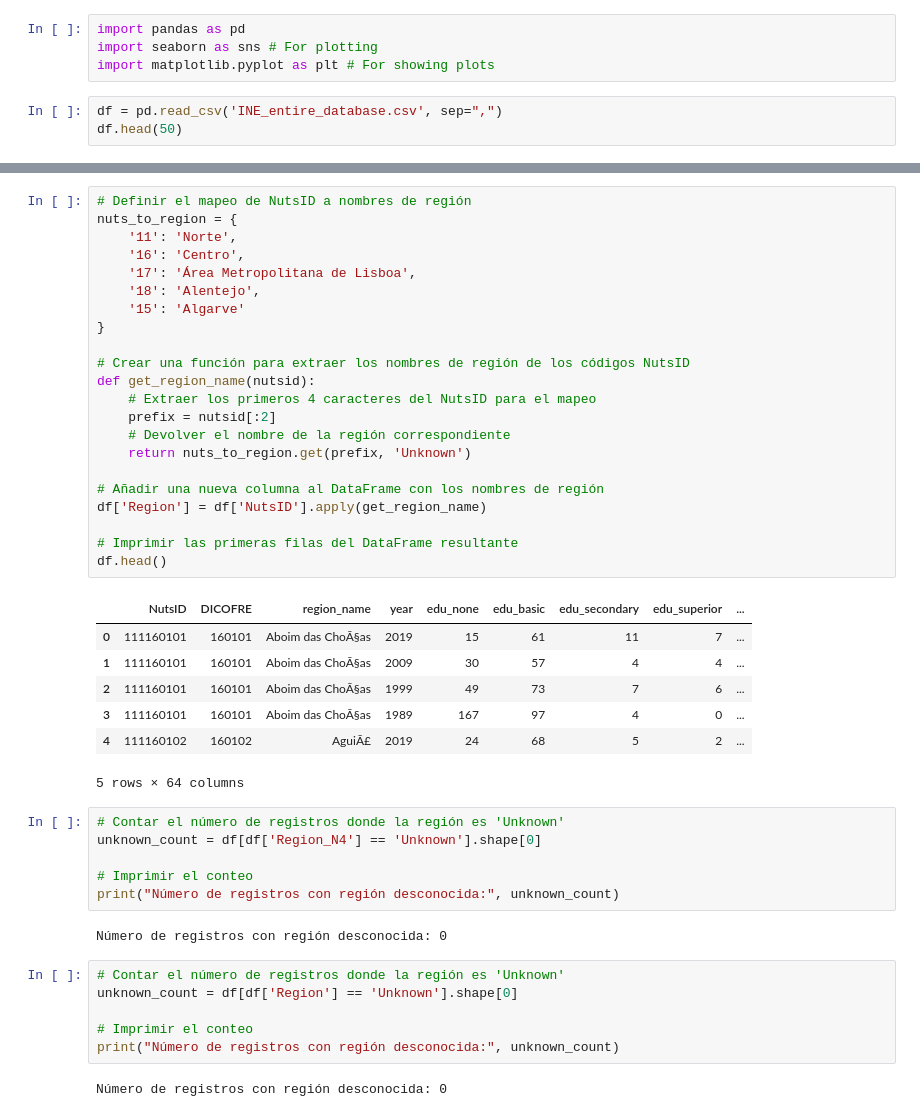
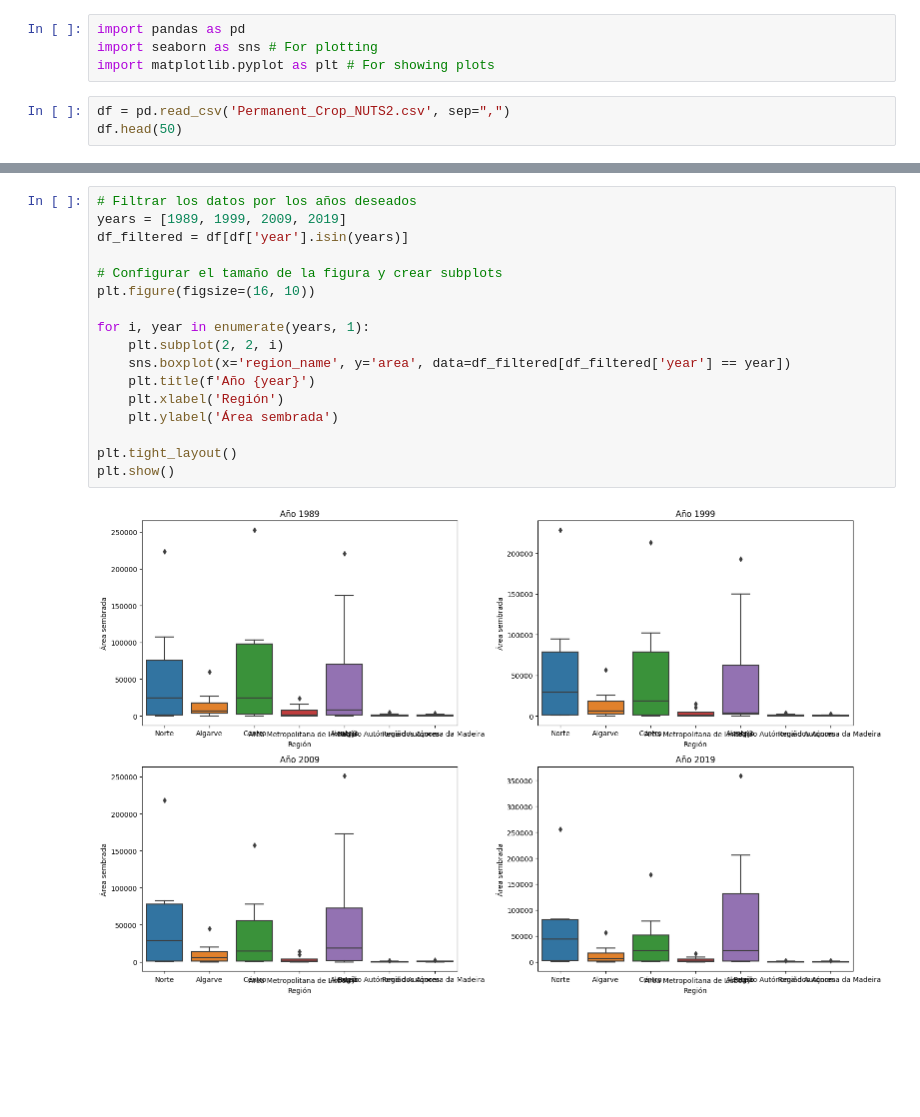
Before and after one commit to domwelsh/avcad_final, a Jupyter notebook: Codes/Code_1.ipynb, the cells around one changed output, grey strips where cells are left out. Drawn from its saved outputs; the diff is of its cells as text; blank space fills up the shorter version.

```diff
--- a/Codes/Code_1.ipynb
+++ b/Codes/Code_1.ipynb
@@ -3,6 +3,6 @@ import pandas as pd
 import seaborn as sns # For plotting
 import matplotlib.pyplot as plt # For showing plots
 # %%
-df = pd.read_csv('INE_entire_database.csv', sep=",")
+df = pd.read_csv('Permanent_Crop_NUTS2.csv', sep=",")
 df.head(50)
 # %% [output]
@@ -75,46 +26,19 @@ df.head()
-# %%
-# Definir el mapeo de NutsID a nombres de región
-nuts_to_region = {
-    '11': 'Norte',
-    '16': 'Centro',
-    '17': 'Área Metropolitana de Lisboa',
-    '18': 'Alentejo',
-    '15': 'Algarve'
-}
-
-# Crear una función para extraer los nombres de región de los códigos NutsID
-def get_region_name(nutsid):
-    # Extraer los primeros 4 caracteres del NutsID para el mapeo
-    prefix = nutsid[:2]
-    # Devolver el nombre de la región correspondiente
-    return nuts_to_region.get(prefix, 'Unknown')
-
-# Añadir una nueva columna al DataFrame con los nombres de región
-df['Region'] = df['NutsID'].apply(get_region_name)
-
-# Imprimir las primeras filas del DataFrame resultante
-df.head()
-# %% [output]
-|  | NutsID | DICOFRE | region_name | year | edu_none | edu_basic | edu_secondary | edu_superior | ... |
-| 0 | 111160101 | 160101 | Aboim das ChoÃ§as | 2019 | 15 | 61 | 11 | 7 | ... |
-| 1 | 111160101 | 160101 | Aboim das ChoÃ§as | 2009 | 30 | 57 | 4 | 4 | ... |
-| 2 | 111160101 | 160101 | Aboim das ChoÃ§as | 1999 | 49 | 73 | 7 | 6 | ... |
-| 3 | 111160101 | 160101 | Aboim das ChoÃ§as | 1989 | 167 | 97 | 4 | 0 | ... |
-| 4 | 111160102 | 160102 | AguiÃ£ | 2019 | 24 | 68 | 5 | 2 | ... |
-5 rows × 64 columns
-# %%
-# Contar el número de registros donde la región es 'Unknown'
-unknown_count = df[df['Region_N4'] == 'Unknown'].shape[0]
-
-# Imprimir el conteo
-print("Número de registros con región desconocida:", unknown_count)
-# %% [output]
-Número de registros con región desconocida: 0
-# %%
-# Contar el número de registros donde la región es 'Unknown'
-unknown_count = df[df['Region'] == 'Unknown'].shape[0]
-
-# Imprimir el conteo
-print("Número de registros con región desconocida:", unknown_count)
-# %% [output]
-Número de registros con región desconocida: 0
+# %%
+# Filtrar los datos por los años deseados
+years = [1989, 1999, 2009, 2019]
+df_filtered = df[df['year'].isin(years)]
+
+# Configurar el tamaño de la figura y crear subplots
+plt.figure(figsize=(16, 10))
+
+for i, year in enumerate(years, 1):
+    plt.subplot(2, 2, i)
+    sns.boxplot(x='region_name', y='area', data=df_filtered[df_filtered['year'] == year])
+    plt.title(f'Año {year}')
+    plt.xlabel('Región')
+    plt.ylabel('Área sembrada')
+
+plt.tight_layout()
+plt.show()
+# %% [output]
+[figure, added]
```
Also changed, not shown: parts of 2 cells of this notebook, 2 other files.
